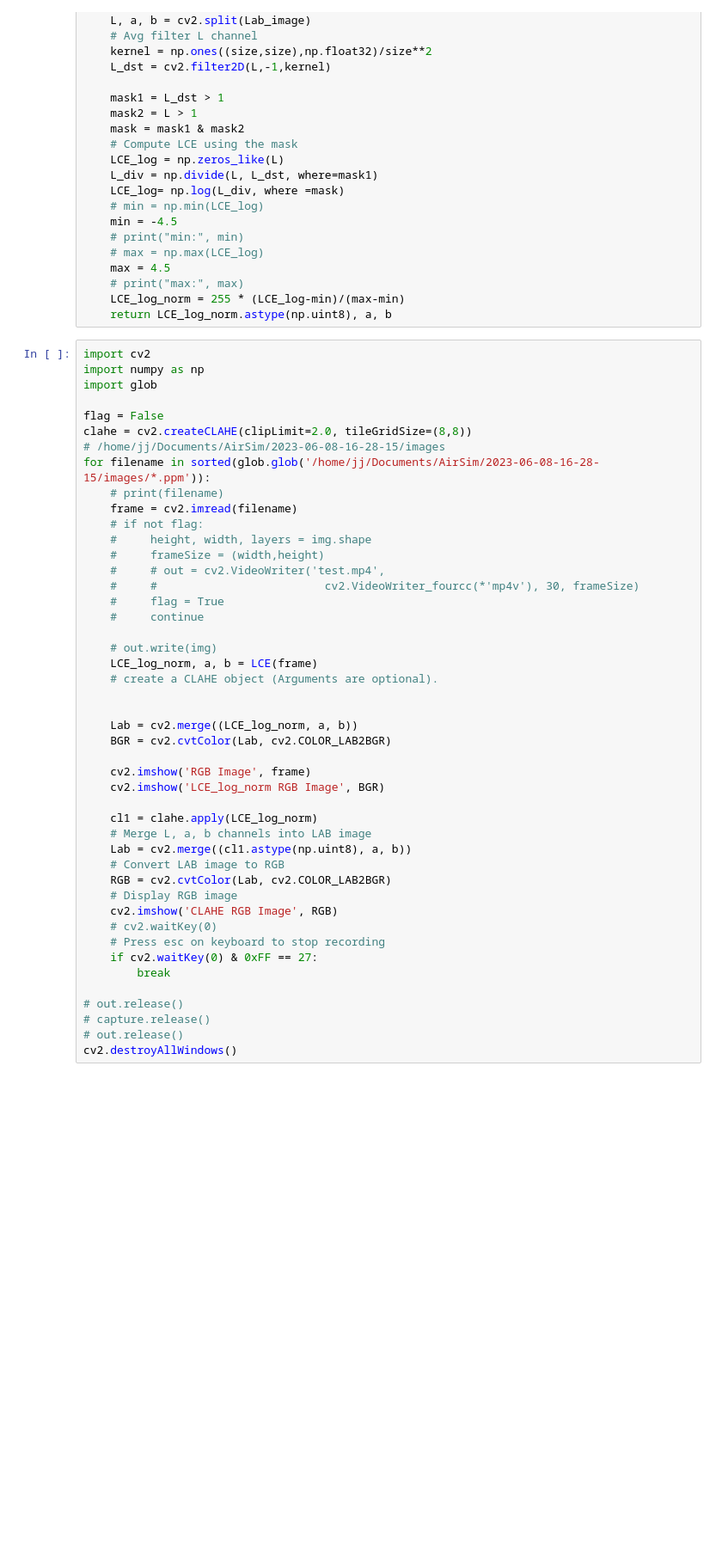
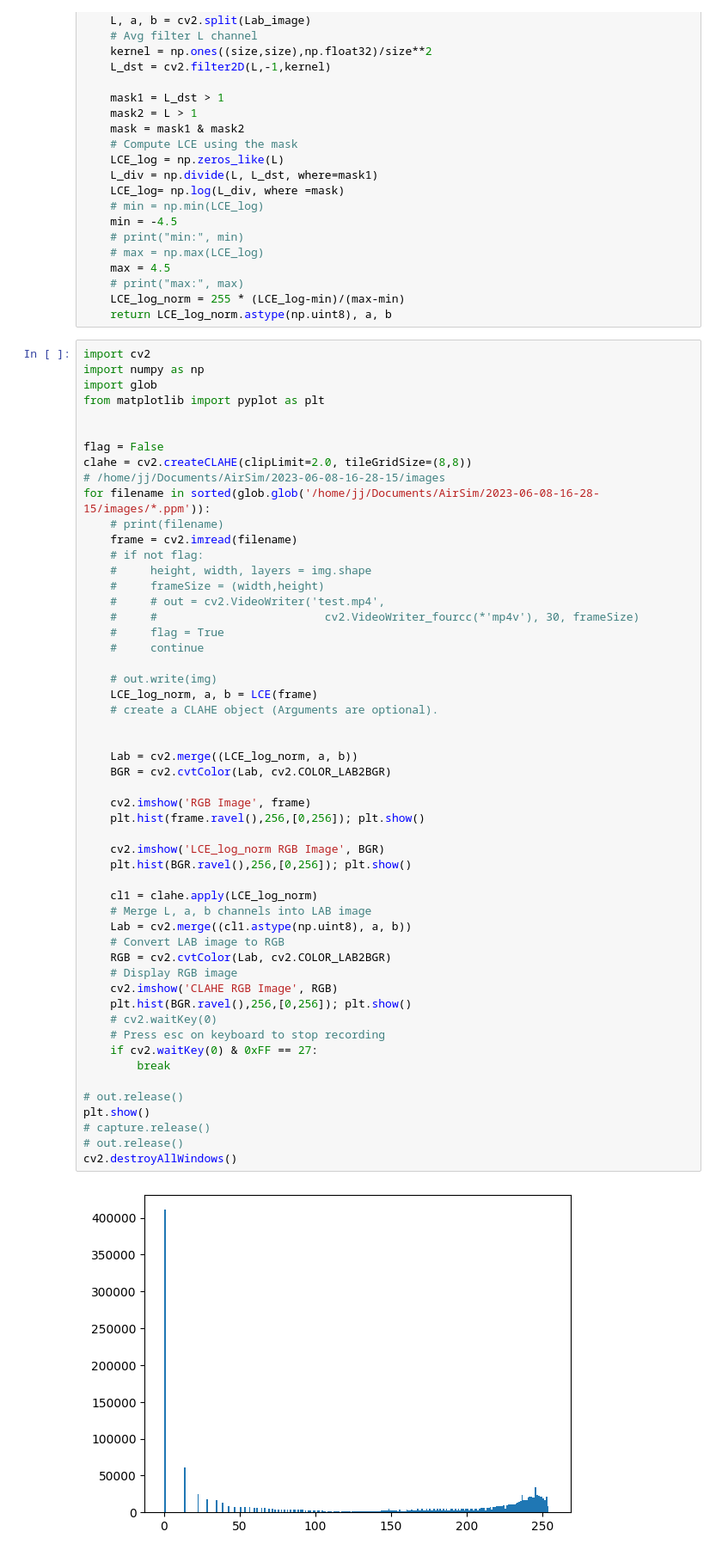
Before and after one commit to re1983/Stereo-Vision-Images, a Jupyter notebook: video_to_video_LCE.ipynb, the cells around one changed output. Shown: that part at 86% size. Drawn from its saved outputs; the diff is of its cells as text; blank space fills up the shorter version.

```diff
--- a/video_to_video_LCE.ipynb
+++ b/video_to_video_LCE.ipynb
@@ -129,6 +129,8 @@ def LCE(img, size=5):
 import cv2
 import numpy as np
 import glob
+from matplotlib import pyplot as plt
+
 
 flag = False
 clahe = cv2.createCLAHE(clipLimit=2.0, tileGridSize=(8,8))
@@ -144,30 +146,37 @@ for filename in sorted(glob.glob('/home/jj/Documents/AirSim/2023-06-08-16-28-15/
     #     flag = True
     #     continue
 
     # out.write(img)
     LCE_log_norm, a, b = LCE(frame)
     # create a CLAHE object (Arguments are optional).
 
 
     Lab = cv2.merge((LCE_log_norm, a, b))
     BGR = cv2.cvtColor(Lab, cv2.COLOR_LAB2BGR)
 
     cv2.imshow('RGB Image', frame)
+    plt.hist(frame.ravel(),256,[0,256]); plt.show()
+
     cv2.imshow('LCE_log_norm RGB Image', BGR)
+    plt.hist(BGR.ravel(),256,[0,256]); plt.show()
 
     cl1 = clahe.apply(LCE_log_norm)
     # Merge L, a, b channels into LAB image
     Lab = cv2.merge((cl1.astype(np.uint8), a, b))
     # Convert LAB image to RGB
     RGB = cv2.cvtColor(Lab, cv2.COLOR_LAB2BGR)
     # Display RGB image
     cv2.imshow('CLAHE RGB Image', RGB)
+    plt.hist(BGR.ravel(),256,[0,256]); plt.show()
     # cv2.waitKey(0)
     # Press esc on keyboard to stop recording
     if cv2.waitKey(0) & 0xFF == 27:
         break
 
 # out.release()
+plt.show()
 # capture.release()
 # out.release()
 cv2.destroyAllWindows()
+# %% [output]
+[figure, added]
```
Also changed, not shown: parts of 1 cell of this notebook.
